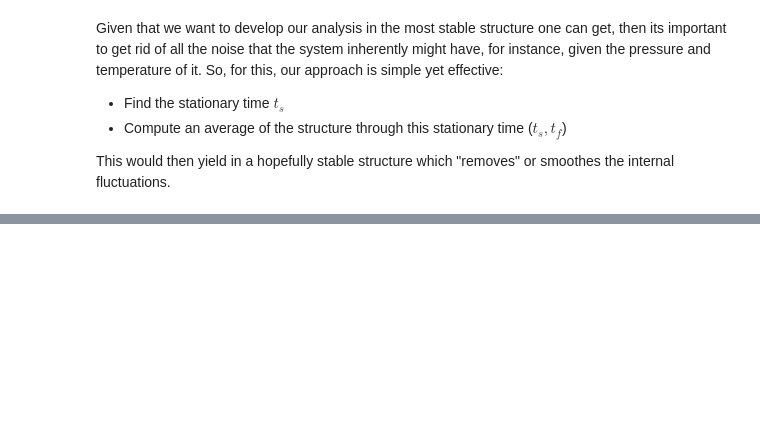
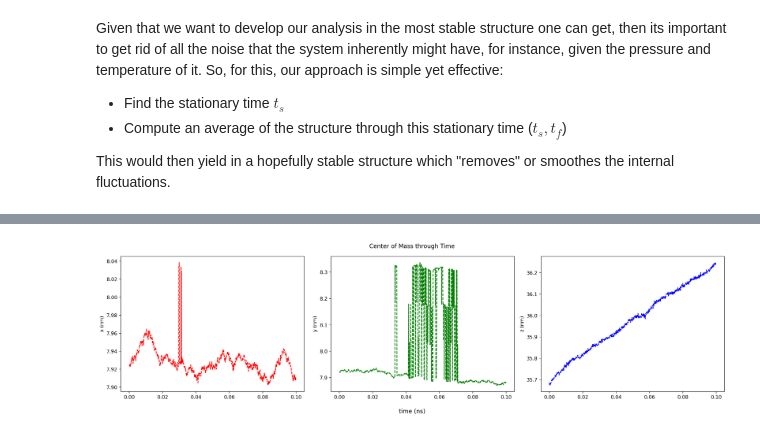
Before and after one commit to eminotre24/Collagen-Project, a Jupyter notebook: MD-Analysis/Twist-Analysis/energy-analysis.ipynb, the cells around one changed output, grey strips where cells are left out. Drawn from its saved outputs; the diff is of its cells as text; code cells hidden in the pictures; blank space fills up the shorter version.

```diff
--- a/MD-Analysis/Twist-Analysis/energy-analysis.ipynb
+++ b/MD-Analysis/Twist-Analysis/energy-analysis.ipynb
@@ -66,0 +79,23 @@ plt.show()
+# %%
+# Load COM data
+t_com, comx, comy, comz = np.loadtxt(ene_file + "/com.xvg",comments=["@","#"],unpack=True)
+# %%
+# time in ns
+t_com = t_com/1000
+
+fig, axs = plt.subplots(1, 3, figsize=(18, 5), dpi=200)
+
+axs[0].plot(t_com, comx, color='r', linestyle='dashed')
+axs[0].set_ylabel('x (nm)')
+axs[1].plot(t_com, comy, color='g', linestyle='dashed')
+axs[1].set_ylabel('y (nm)')
+axs[2].plot(t_com, comz, color='b', linestyle='dashed')
+axs[2].set_ylabel('z (nm)')
+
+fig.supxlabel("time (ns)")
+fig.suptitle("Center of Mass through Time")
+
+plt.tight_layout()
+plt.show()
+# %% [output]
+[figure, added]
```
Also changed, not shown: parts of 5 cells of this notebook.
